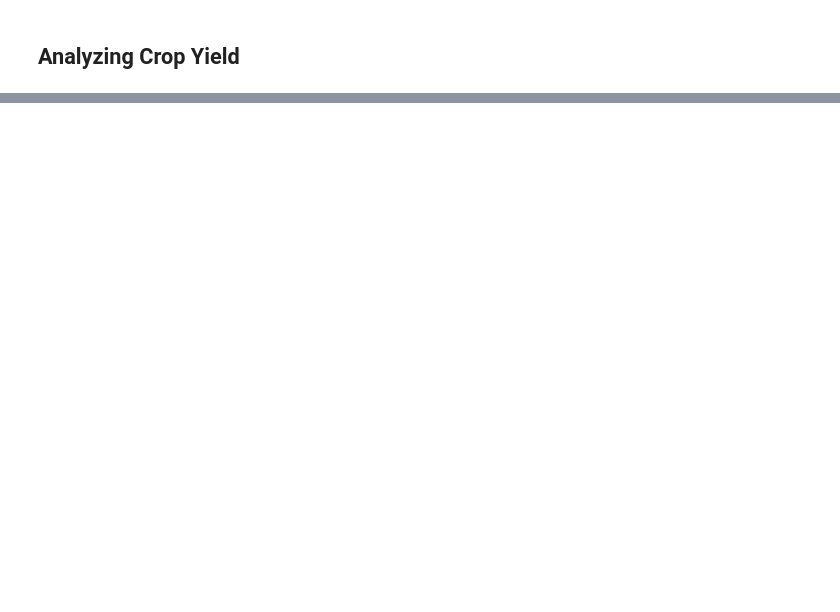
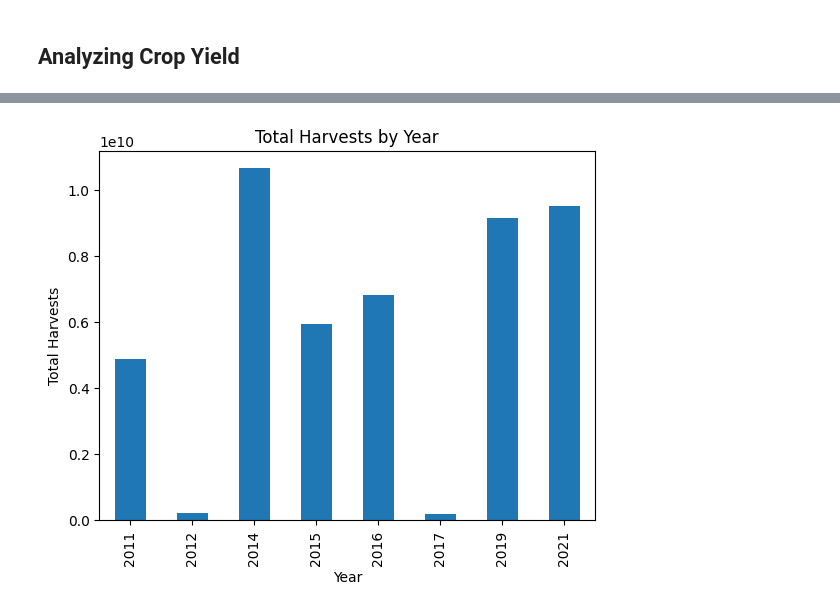
Before and after one commit to mirklys/little-projects, a Jupyter notebook: crop-yield-prediction/main.ipynb, the cells around one changed output, grey strips where cells are left out. Cells and saved outputs as stored; diff of their text form; code cells hidden in the pictures; blank space fills up the shorter version.

```diff
--- a/crop-yield-prediction/main.ipynb
+++ b/crop-yield-prediction/main.ipynb
@@ -138,0 +183,15 @@ crop_total_df.show(500)
+# %%
+crop_other_df = crop_yield_df.filter(col('Commodity')=='FIELD CROPS, OTHER')
+crop_other_df = crop_other_df.drop('Commodity', 'Data Item', 'Domain',
+                                   'Domain Category')
+
+#crop_total_df = crop_total_df.withColumnRenamed("Value", "Total Harvested") \
+#       .withColumn("Total Harvested", col("Total Harvested") * 4046.856422)
+crop_other_df = crop_other_df.withColumnRenamed("Value", "total_harvested") \
+                .withColumn("total_harvested",
+                            when(col("total_harvested").rlike("\d+"),
+                                 regexp_replace(col("total_harvested"), ",", "") \
+                                 .cast("integer") * 4046.86) \
+                                 .otherwise(col("total_harvested")))
+crop_other_df = crop_other_df.groupBy("Year", "State").agg(sum("total_harvested").alias("total_harvested"))
+crop_other_df.show()
@@ -138,0 +216,10 @@ crop_total_df.show(500)
+# %%
+crop_total_df = crop_total_df.withColumnRenamed('total_harvested', 'total_harvested_total')
+crop_other_df = crop_other_df.withColumnRenamed('total_harvested', 'total_harvested_other')
+
+crops_df = crop_total_df.join(crop_other_df, ['Year', 'State'], 'outer')
+crops_df = crops_df.fillna(0, subset=['total_harvested_total', 'total_harvested_other'])
+crops_df = crops_df.withColumn('total_harvested_sum', crops_df['total_harvested_total']+crops_df['total_harvested_other'])
+crops_df = crops_df.select('Year', 'State', 'total_harvested_sum')
+
+crops_df.show()
@@ -138,0 +244,11 @@ crop_total_df.show(500)
+# %%
+yearly_harvests = crops_df.toPandas().groupby('Year')['total_harvested_sum'].sum()
+
+# Create a bar chart of yearly harvests
+yearly_harvests.plot(kind='bar')
+plt.title('Total Harvests by Year')
+plt.xlabel('Year')
+plt.ylabel('Total Harvests')
+plt.show()
+# %% [output]
+[figure, added]
```
Also changed, not shown: parts of 19 cells of this notebook.
